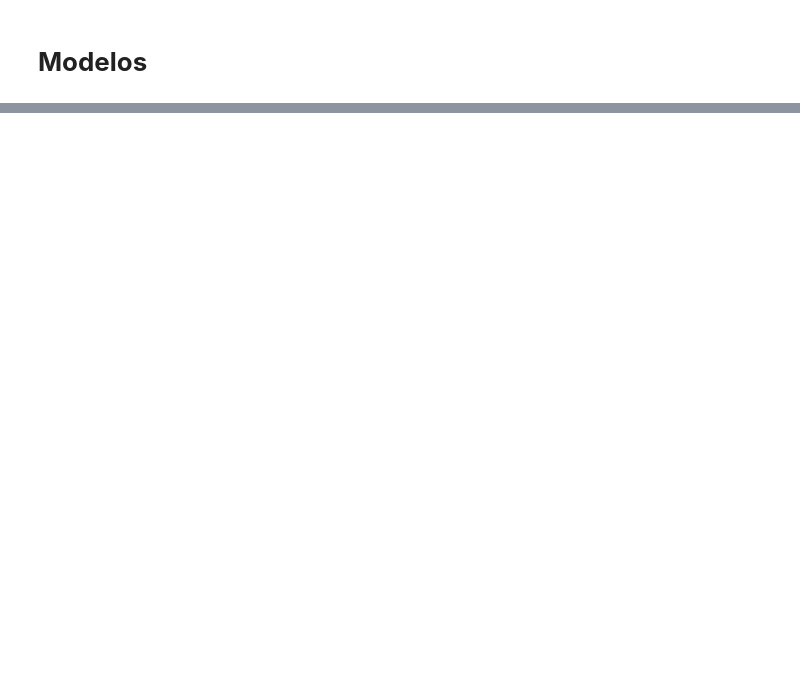
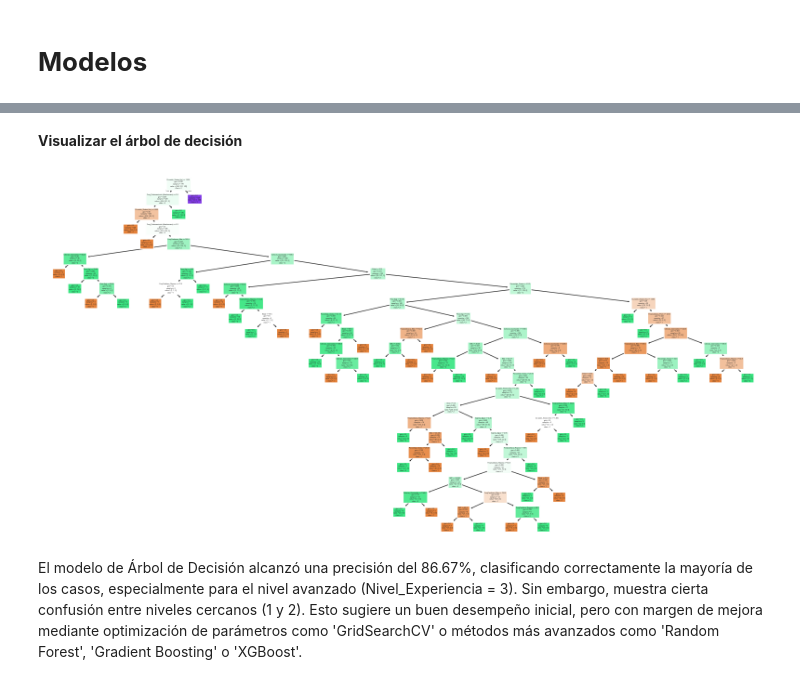
Before and after one commit to juancruzana/ExpGymMembers, a Jupyter notebook: EDA.ipynb, the cells around one changed output, grey strips where cells are left out. Saved outputs shown, nothing was run; the diff lists cells and outputs as text; code cells hidden in the pictures; blank space fills up the shorter version.

```diff
--- a/EDA.ipynb
+++ b/EDA.ipynb
@@ -402,0 +479,2 @@ Index(['Edad', 'Sexo', 'Peso (kg)', 'Altura (m)', 'FreqCardoaca_Max',
+# %%
+df_dtc = df.copy()
@@ -402,0 +483,4 @@ Index(['Edad', 'Sexo', 'Peso (kg)', 'Altura (m)', 'FreqCardoaca_Max',
+# %%
+# Codificar variables categóricas
+df_dtc['Sexo'] = LabelEncoder().fit_transform(df_dtc['Sexo'])
+df_dtc['Tipo_Entrenamiento'] = LabelEncoder().fit_transform(df_dtc['Tipo_Entrenamiento'])
@@ -402,0 +489,5 @@ Index(['Edad', 'Sexo', 'Peso (kg)', 'Altura (m)', 'FreqCardoaca_Max',
+# %%
+X = df_dtc.drop(columns='Nivel_Experiencia')
+y = df_dtc['Nivel_Experiencia']
+
+X_train, X_test, y_train, y_test = train_test_split(X, y, test_size=0.2, random_state=42)
@@ -402,0 +496,3 @@ Index(['Edad', 'Sexo', 'Peso (kg)', 'Altura (m)', 'FreqCardoaca_Max',
+# %%
+clf = DecisionTreeClassifier(random_state=42)
+clf.fit(X_train, y_train)
@@ -402,0 +534,11 @@ Index(['Edad', 'Sexo', 'Peso (kg)', 'Altura (m)', 'FreqCardoaca_Max',
+# %% [markdown]
+**Visualizar el árbol de decisión**
+# %%
+class_names = [str(cls) for cls in clf.classes_]
+plt.figure(figsize=(20, 10))
+plot_tree(clf, feature_names=X.columns, class_names=class_names, filled=True)
+plt.show()
+# %% [output]
+[figure, added]
+# %% [markdown]
+El modelo de Árbol de Decisión alcanzó una precisión del 86.67%, clasificando correctamente la mayoría de los casos, especialmente para el nivel avanzado (Nivel_Experiencia = 3). Sin embargo, muestra cierta confusión entre niveles cercanos (1 y 2). Esto sugiere un buen desempeño inicial, pero con margen de mejora mediante optimización de parámetros como 'GridSearchCV' o métodos más avanzados como 'Random Forest', 'Gradient Boosting' o 'XGBoost'.
```
Also changed, not shown: parts of 35 cells of this notebook.
